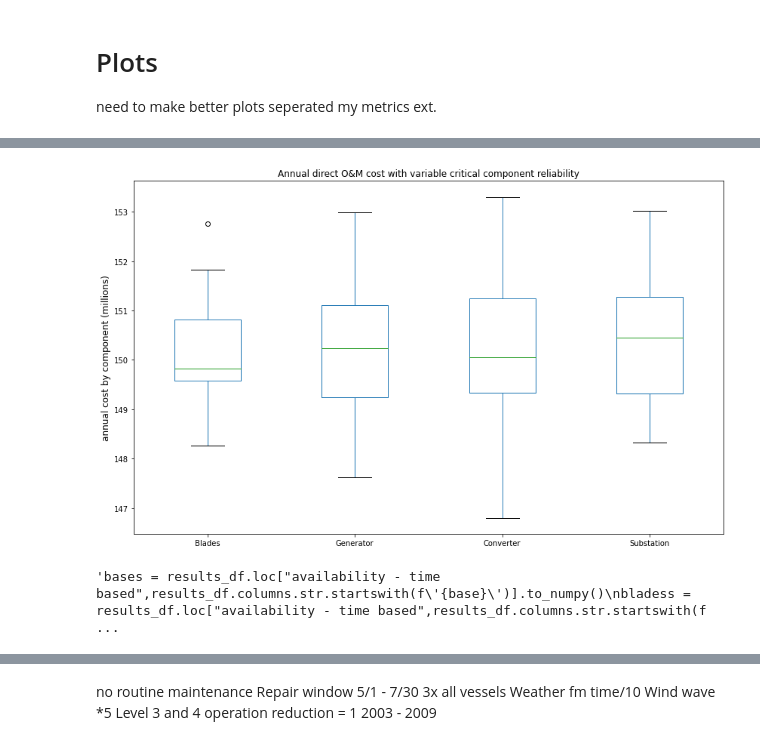
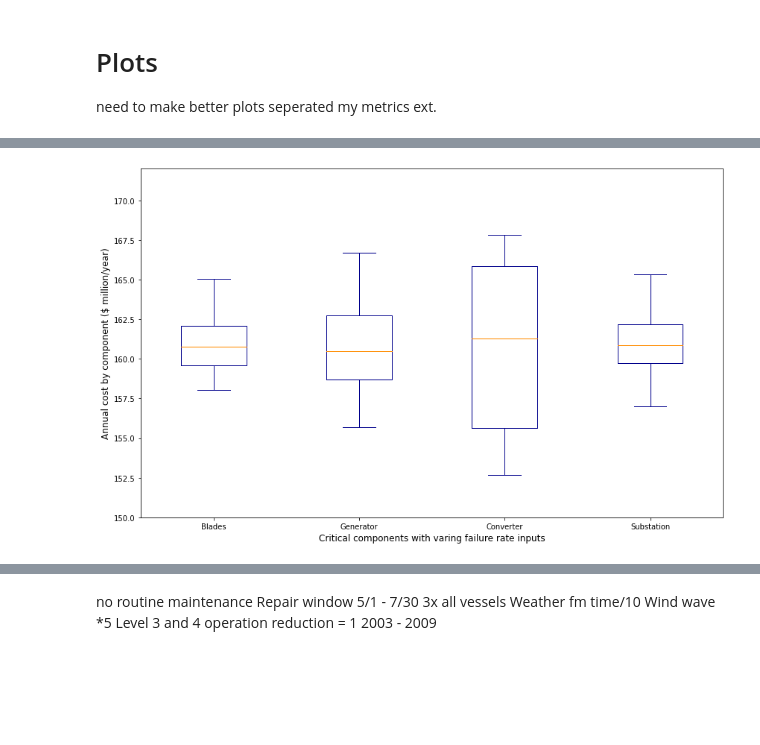
Before and after one commit to aletcherhartman/SULI-Spring-2021, a Jupyter notebook: 15 MW OWT FMECA SULI Spring 2021.ipynb, the cells around one changed output, grey strips where cells are left out. Saved outputs shown, nothing was run; the diff lists cells and outputs as text; code cells hidden in the pictures; blank space fills up the shorter version.

```diff
--- a/15 MW OWT FMECA SULI Spring 2021.ipynb
+++ b/15 MW OWT FMECA SULI Spring 2021.ipynb
@@ -90,7 +110,7 @@ vesselsS2 = ['offshore_ctv_S2.yaml',
              'cable_vessel_S2-Copy2.yaml']
 
 equipmentVessels = vesselsS1
-endYear = 2005
+endYear = 2009
 iterations = 5
 
 input = inputs[6]
@@ -1033,0 +1062,18 @@ plt.show()
+# %%
+color = {
+        "boxes": "DarkBlue",
+        "whiskers": "DarkBlue",
+        "medians": "DarkOrange",
+        "caps": "DarkBlue",
+    }
+
+fig, ax = plt.subplots(figsize=(14, 8.6))
+availabilitydf.plot(kind='box',ax=ax, color=color,ylim=(65,100))
+
+plt.ylabel('Availability (%)', fontsize=12)
+plt.xlabel('Critical components with varing failure rate inputs', fontsize=12)
+#plt.xticks(index, label, fontsize=12, rotation=10)
+#plt.title('Project availability with variable critical component reliability')
+#ax.legend()#handles = handle, loc="lower left", fontsize=14)
+plt.show()
+#availabilitydf.describe()
@@ -1034,25 +1113,13 @@ plt.show()
 # %%
 fig, ax = plt.subplots(figsize=(14, 8.6))
-costdf.plot(kind='box',ax=ax)
+costdf.plot(kind='box',ax=ax, color = color, ylim=(150,172))
 
-plt.ylabel('annual cost by component (millions)', fontsize=12)
+plt.ylabel('Annual cost by component ($ million/year)', fontsize=12)
+plt.xlabel('Critical components with varing failure rate inputs', fontsize=12)
 #plt.xticks(index, label, fontsize=12, rotation=10)
-plt.title('Annual direct O&M cost with variable critical component reliability')
+#plt.title('Annual direct O&M cost with variable critical component reliability')
 #ax.legend()#handles = handle, loc="lower left", fontsize=14)
 plt.show()
 #costdf[["Blades","Generator","Converter","Substation"]].describe()
 # %% [output]
-[figure, old version]
+[figure, new version]
-# %%
-availability = pd.Series(results_df.loc["availability - time based"])
-"""bases = results_df.loc["availability - time based",results_df.columns.str.startswith(f'{base}')].to_numpy()
-bladess = results_df.loc["availability - time based",results_df.columns.str.startswith(f'{blades}')].to_numpy()
-generatorss = results_df.loc["availability - time based",results_df.columns.str.startswith(f'{generator}')].to_numpy()
-converterss = results_df.loc["availability - time based",results_df.columns.str.startswith(f'{converter}')].to_numpy()
-substationss = results_df.loc["availability - time based",results_df.columns.str.startswith(f'{substation}')].to_numpy()
-
-"""
-#availability#
-#results_df.loc["availability - time based"]#.loc["blades min u3config"]
-# %% [output]
-'bases = results_df.loc["availability - time based",results_df.columns.str.startswith(f\'{base}\')].to_numpy()\nbladess = results_df.loc["availability - time based",results_df.columns.str.startswith(f ...
```
Also changed, not shown: parts of 53 cells of this notebook.
